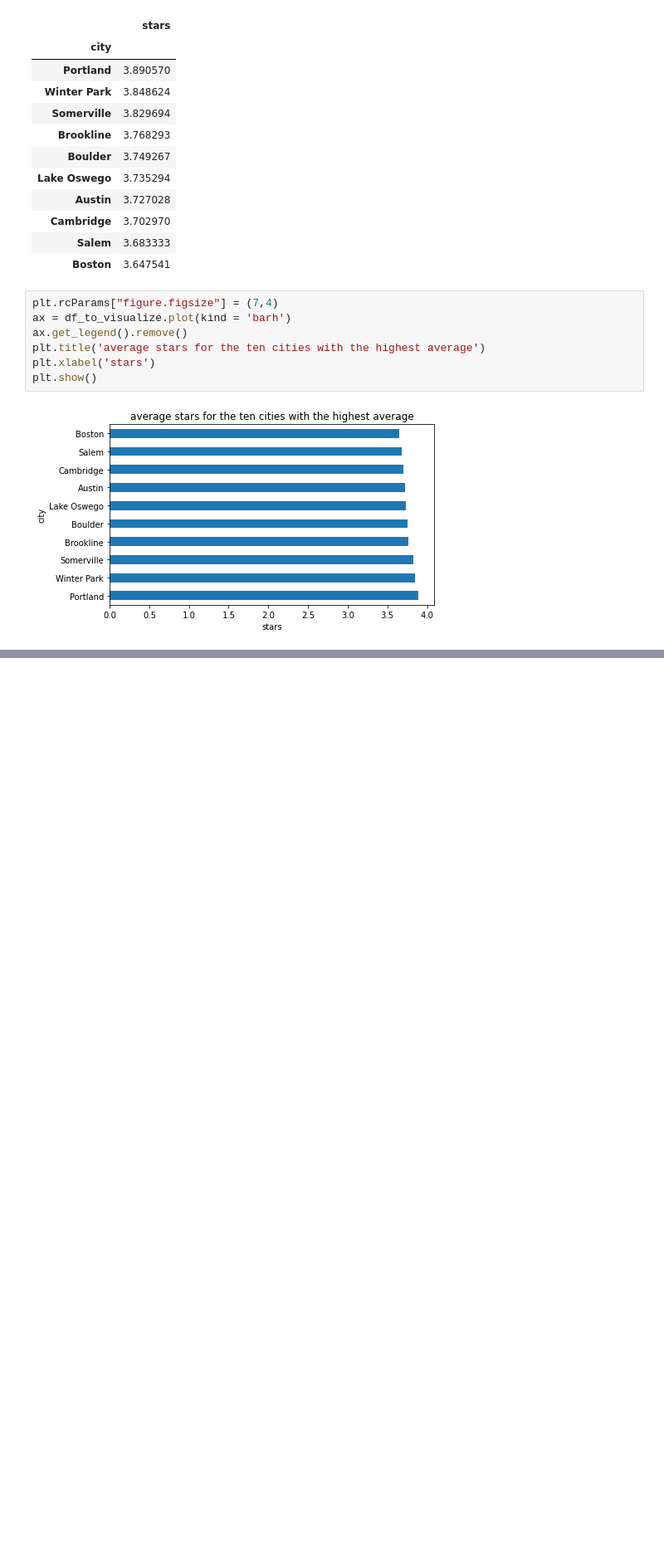
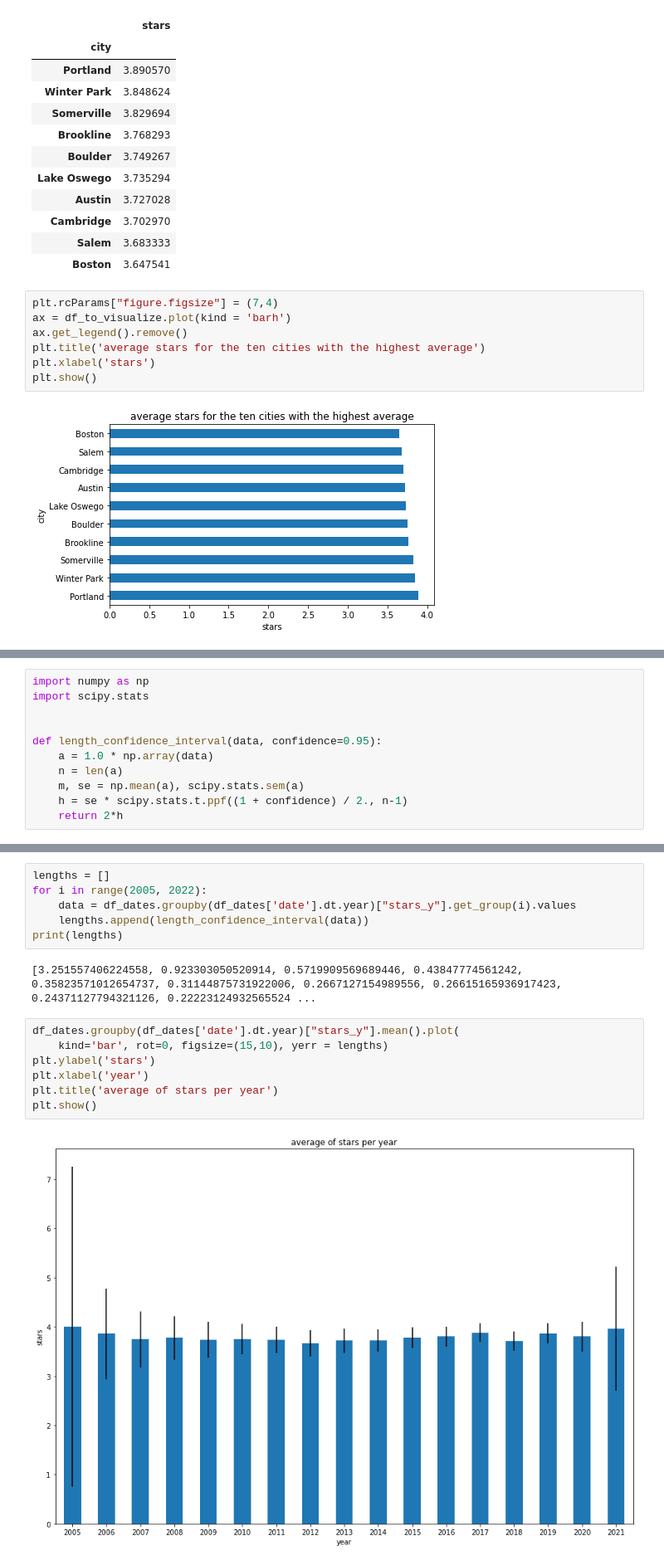
Before and after one commit to lucarossi9/Statistical-computation-project-2, a Jupyter notebook: An analysis on the ratings.ipynb, the cells around one changed output, grey strips where cells are left out. Shown: that part at 83% size. Cells and saved outputs as stored; diff of their text form; blank space fills up the shorter version.

```diff
--- a/An analysis on the ratings.ipynb
+++ b/An analysis on the ratings.ipynb
@@ -193,0 +376,11 @@ As we can notice, the city with the highest average star is Portland with an ave
+# %%
+import numpy as np
+import scipy.stats
+
+
+def length_confidence_interval(data, confidence=0.95):
+    a = 1.0 * np.array(data)
+    n = len(a)
+    m, se = np.mean(a), scipy.stats.sem(a)
+    h = se * scipy.stats.t.ppf((1 + confidence) / 2., n-1)
+    return 2*h
@@ -193,0 +397,17 @@ As we can notice, the city with the highest average star is Portland with an ave
+# %%
+lengths = []
+for i in range(2005, 2022):
+    data = df_dates.groupby(df_dates['date'].dt.year)["stars_y"].get_group(i).values
+    lengths.append(length_confidence_interval(data))
+print(lengths)
+# %% [output]
+[3.251557406224558, 0.923303050520914, 0.5719909569689446, 0.43847774561242, 0.35823571012654737, 0.31144875731922006, 0.2667127154989556, 0.26615165936917423, 0.24371127794321126, 0.22223124932565524 ...
+# %%
+df_dates.groupby(df_dates['date'].dt.year)["stars_y"].mean().plot(
+    kind='bar', rot=0, figsize=(15,10), yerr = lengths)
+plt.ylabel('stars')
+plt.xlabel('year')
+plt.title('average of stars per year')
+plt.show()
+# %% [output]
+[figure, added]
```
Also changed, not shown: parts of 30 cells of this notebook.
